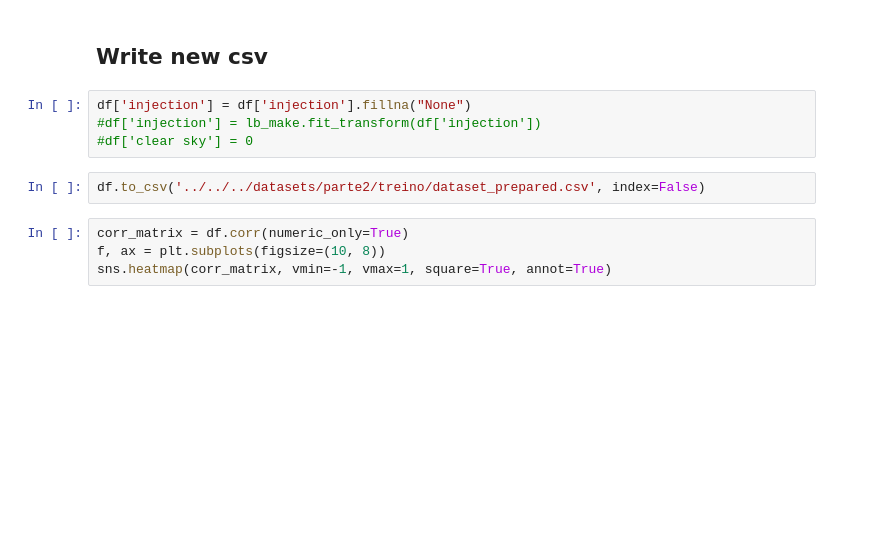
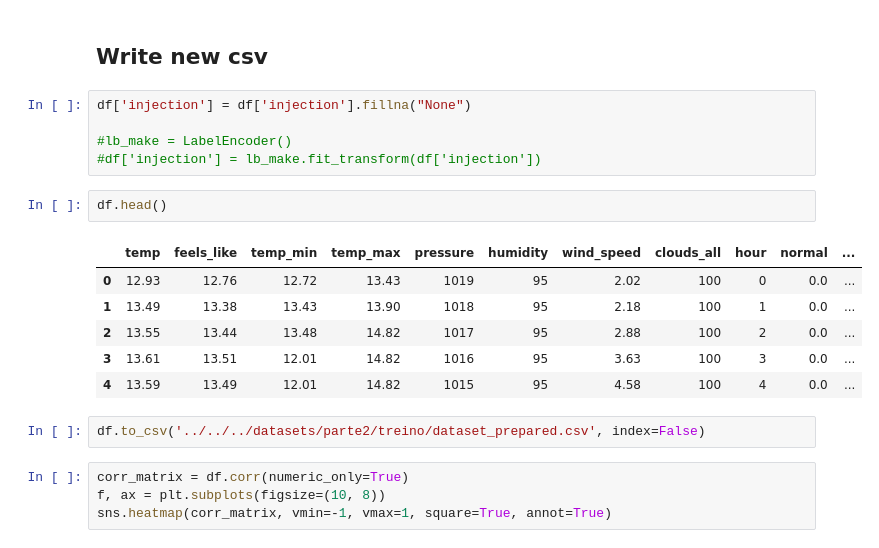
Before and after one commit to goncalobraga27/DAA, a Jupyter notebook: src/parte2/data_preparation/data_preparation2_train.ipynb, the cells around one changed output. Cells and saved outputs as stored; diff of their text form; blank space fills up the shorter version.

```diff
--- a/src/parte2/data_preparation/data_preparation2_train.ipynb
+++ b/src/parte2/data_preparation/data_preparation2_train.ipynb
@@ -144,8 +124,18 @@ dtype: int64
 ## Write new csv
 # %%
 df['injection'] = df['injection'].fillna("None")
+
+#lb_make = LabelEncoder()
 #df['injection'] = lb_make.fit_transform(df['injection'])
-#df['clear sky'] = 0
+# %%
+df.head()
+# %% [output]
+|  | temp | feels_like | temp_min | temp_max | pressure | humidity | wind_speed | clouds_all | hour | normal | ... |
+| 0 | 12.93 | 12.76 | 12.72 | 13.43 | 1019 | 95 | 2.02 | 100 | 0 | 0.0 | ... |
+| 1 | 13.49 | 13.38 | 13.43 | 13.90 | 1018 | 95 | 2.18 | 100 | 1 | 0.0 | ... |
+| 2 | 13.55 | 13.44 | 13.48 | 14.82 | 1017 | 95 | 2.88 | 100 | 2 | 0.0 | ... |
+| 3 | 13.61 | 13.51 | 12.01 | 14.82 | 1016 | 95 | 3.63 | 100 | 3 | 0.0 | ... |
+| 4 | 13.59 | 13.49 | 12.01 | 14.82 | 1015 | 95 | 4.58 | 100 | 4 | 0.0 | ... |
 # %%
 df.to_csv('../../../datasets/parte2/treino/dataset_prepared.csv', index=False)
 # %%
```
Also changed, not shown: parts of 11 cells of this notebook, 4 other files.
